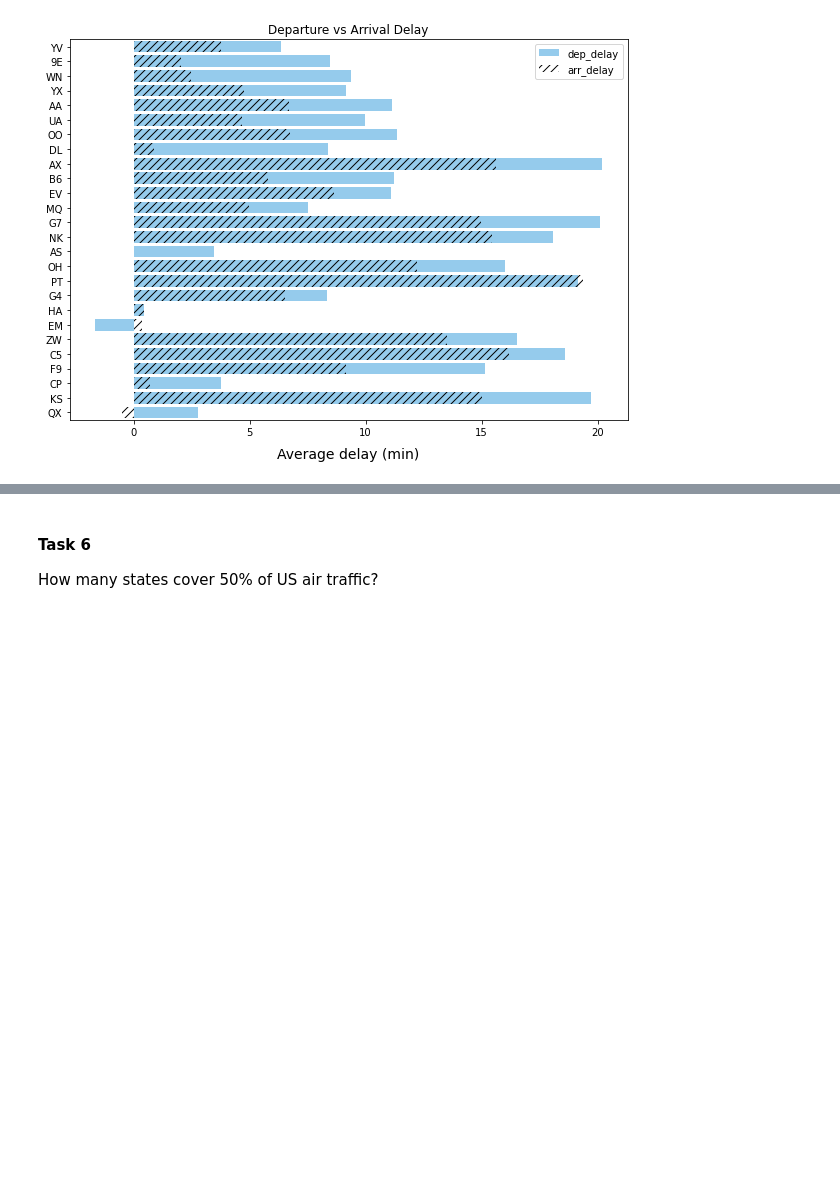
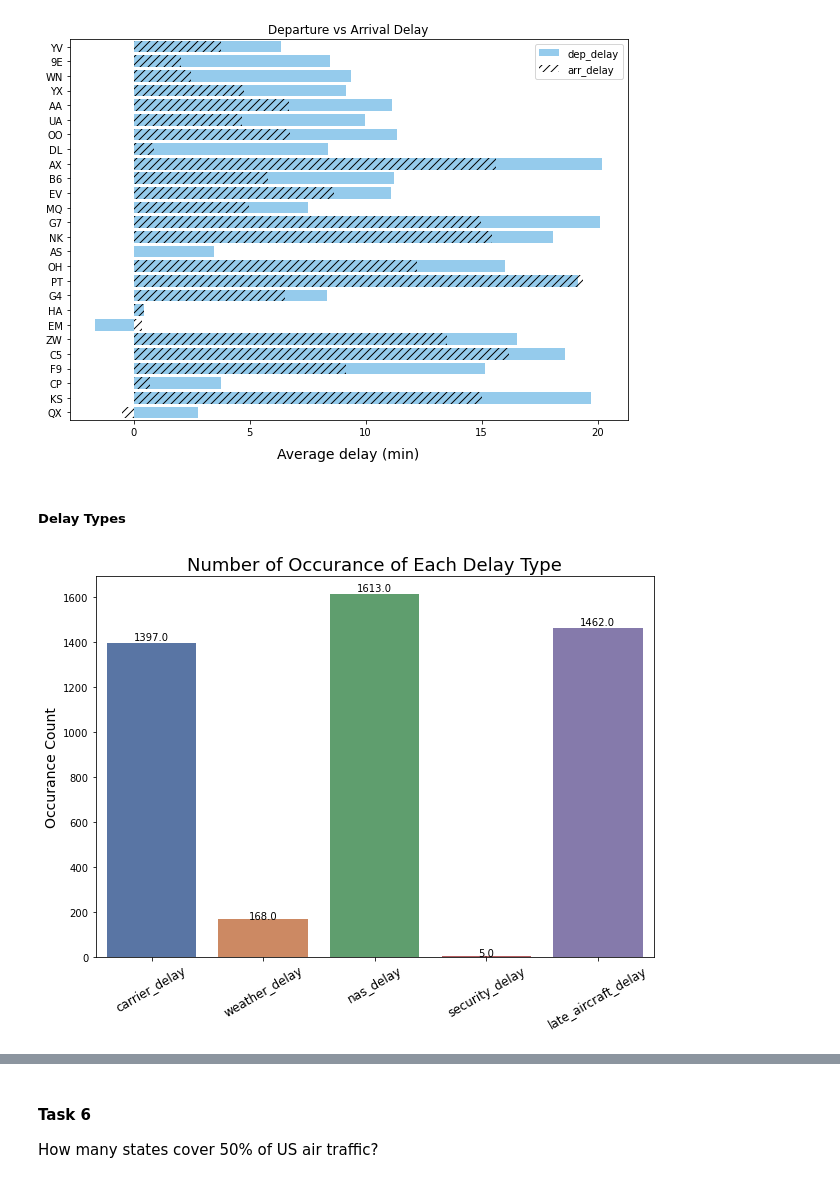
Before and after one commit to DDDDDDaisyS/LHL_Midterm_Project_Flights_Delay_Prediction, a Jupyter notebook: experiments/EDA_and_more_feature_engineering.ipynb, the cells around one changed output, grey strips where cells are left out. Cells and saved outputs as stored; diff of their text form; code cells hidden in the pictures; blank space fills up the shorter version.

```diff
--- a/experiments/EDA_and_more_feature_engineering.ipynb
+++ b/experiments/EDA_and_more_feature_engineering.ipynb
@@ -423,3 +428,5 @@ plt.legend(labels=['dep_delay', 'arr_delay'])
 # %% [output]
 <matplotlib.legend.Legend at 0x...>
 [figure]
+# %% [markdown]
+##### Delay Types
@@ -425,0 +438,33 @@ plt.legend(labels=['dep_delay', 'arr_delay'])
+# %%
+def show_values(axs, orient="v", space=.01):
+    def _single(ax):
+        if orient == "v":
+            for p in ax.patches:
+                _x = p.get_x() + p.get_width() / 2
+                _y = p.get_y() + p.get_height() + (p.get_height()*0.01)
+                value = '{:.1f}'.format(p.get_height())
+                ax.text(_x, _y, value, ha="center")
+        elif orient == "h":
+            for p in ax.patches:
+                _x = p.get_x() + p.get_width() + float(space)
+                _y = p.get_y() + p.get_height() - (p.get_height()*0.5)
+                value = '{:.1f}'.format(p.get_width())
+                ax.text(_x, _y, value, ha="left")
+
+    if isinstance(axs, np.ndarray):
+        for idx, ax in np.ndenumerate(axs):
+            _single(ax)
+    else:
+        _single(axs)
+
+
+# how many times did each delay type happen?
+fig = plt.figure(1, figsize=(10,7))
+p = sns.barplot(x=delay_types, y=np.count_nonzero(df[delay_types], axis=0), palette='deep')
+plt.xticks(rotation=30, fontsize=12)
+plt.ylabel('Occurance Count', fontsize=14)
+plt.title('Number of Occurance of Each Delay Type', fontsize=18)
+show_values(p)
+plt.show()
+# %% [output]
+[figure, added]
```
Also changed, not shown: parts of 15 cells of this notebook.
